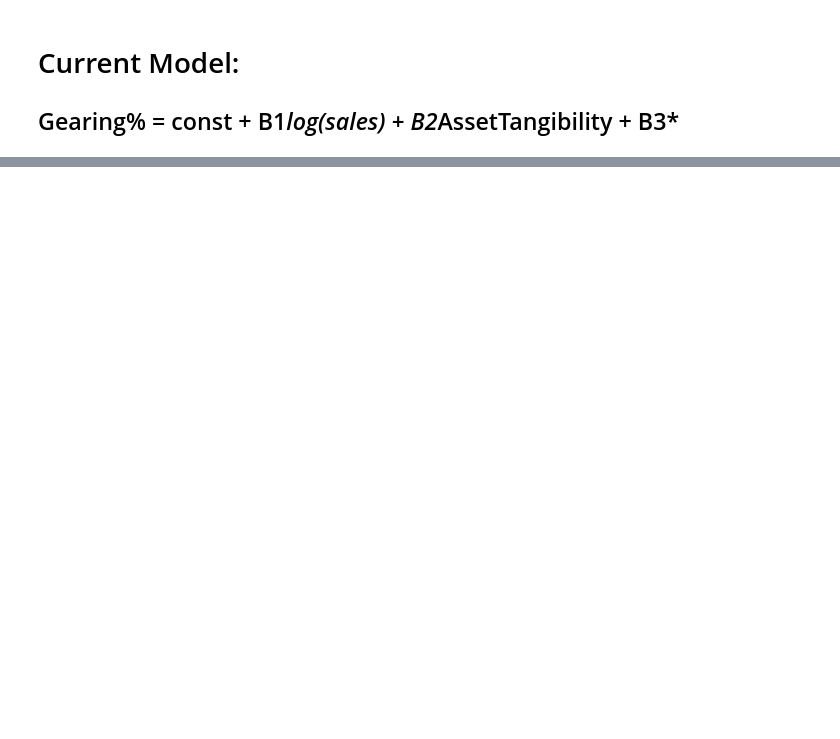
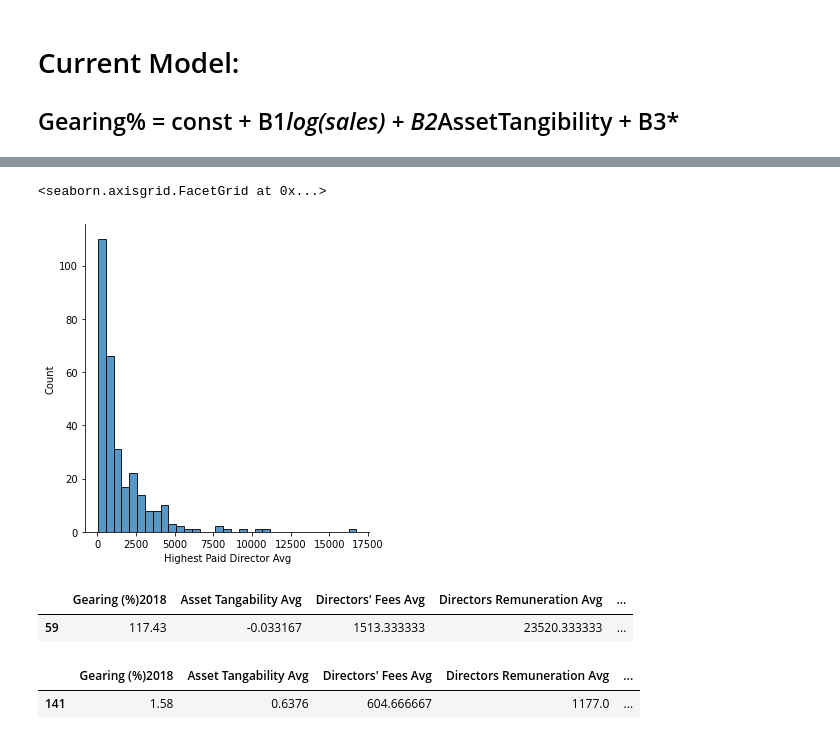
Before and after one commit to 0xNathanW/Financial-Econ-Coursework, a Jupyter notebook: EDA.ipynb, the cells around one changed output, grey strips where cells are left out. Saved outputs shown, nothing was run; the diff lists cells and outputs as text; code cells hidden in the pictures; blank space fills up the shorter version.

```diff
--- a/EDA.ipynb
+++ b/EDA.ipynb
@@ -20,0 +38,15 @@ df.head()
+# %%
+sns.displot(df["Highest Paid Director Avg"])
+# %% [output]
+<seaborn.axisgrid.FacetGrid at 0x...>
+[figure, added]
+# %%
+df.loc[df["Highest Paid Director Avg"] > 15000]
+# %% [output]
+|  | Gearing (%)2018 | Asset Tangability Avg | Directors' Fees Avg | Directors Remuneration Avg | ... |
+| 59 | 117.43 | -0.033167 | 1513.333333 | 23520.333333 | ... |
+# %%
+df.loc[df["TobinsQ Avg"] > 20]
+# %% [output]
+|  | Gearing (%)2018 | Asset Tangability Avg | Directors' Fees Avg | Directors Remuneration Avg | ... |
+| 141 | 1.58 | 0.6376 | 604.666667 | 1177.0 | ... |
```
Also changed, not shown: parts of 12 cells of this notebook, 3 other files.
